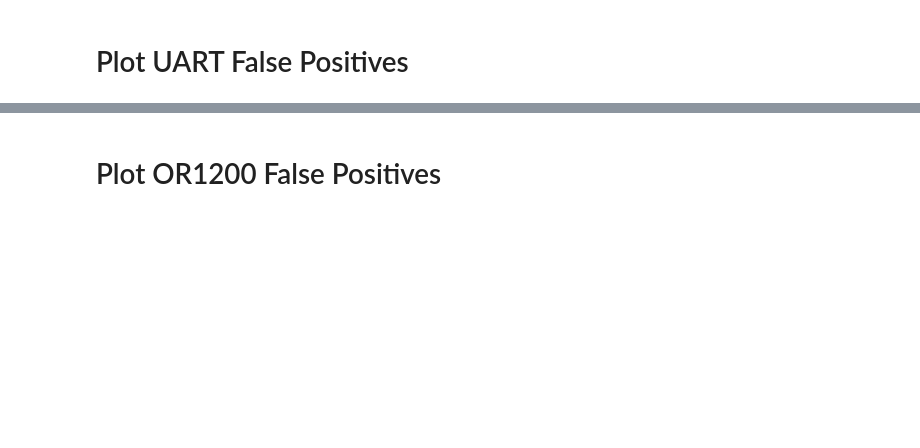
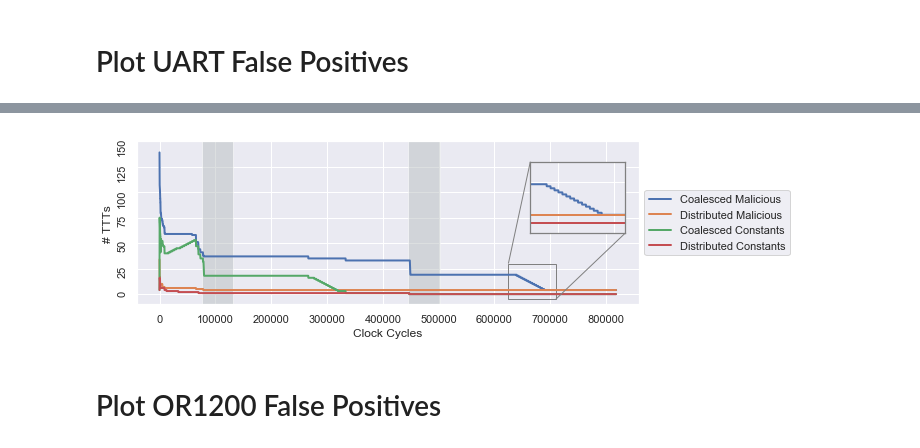
Before and after one commit to timothytrippel/bomberman, a Jupyter notebook: circuits/plots/exp_002_false_positives_multi_plot.ipynb, the cells around one changed output, grey strips where cells are left out. Cells and saved outputs as stored; diff of their text form; code cells hidden in the pictures; blank space fills up the shorter version.

```diff
--- a/circuits/plots/exp_002_false_positives_multi_plot.ipynb
+++ b/circuits/plots/exp_002_false_positives_multi_plot.ipynb
@@ -324,2 +232,49 @@ if UART_SAVE_AS_PDF:
+# %%
+# Define Design Characteristics
+uart_clk_period = 10
+uart_epochs     = [0, 786150, 1349660, 4482460, 5046260, 8179060]
+uart_epochs     = map(lambda x: x - 30000, uart_epochs)
+uart_ylim       = 150
+
+# Load Data
+uart_tjfree_df = load_data_df_wf(tjfree_uart_data_dir, uart_clk_period)
+uart_mal_df    = load_data_df_wf(mal_uart_data_dir, uart_clk_period)
+
+# Create Main Plot
+ax = plot_ttt_timeseries(uart_clk_period, \
+                         uart_epochs, \
+                         uart_ylim, \
+                         uart_tjfree_df, \
+                         uart_mal_df)
+
+# Create 2x zoom-in inset
+axins = zoomed_inset_axes(ax, 2, loc=1, bbox_to_anchor=(575, 175))
+sns.lineplot(x="Time", y="Total Malicious Coalesced TTTs",   data=uart_mal_df, ax=axins, linewidth=LINE_WIDTH)
+sns.lineplot(x="Time", y="Total Malicious Distributed TTTs", data=uart_mal_df, ax=axins, linewidth=LINE_WIDTH)
+sns.lineplot(x="Time", y="Coalesced Constants",              data=uart_mal_df, ax=axins, linewidth=LINE_WIDTH)
+sns.lineplot(x="Time", y="Distributed Constants",            data=uart_mal_df, ax=axins, linewidth=LINE_WIDTH)
+
+# Format Inset Plot
+x1, x2, y1, y2 = float(6250000) / float(uart_clk_period) , float(7100000) / float(uart_clk_period), -5, 30
+axins.set_xlim(x1, x2)
+axins.set_ylim(y1, y2)
+axins.set_frame_on(True)
+axins.set_xlabel('')
+axins.set_ylabel('')
+plt.xticks(visible=False)
+plt.yticks(visible=False)
+mark_inset(ax, axins, loc1=4, loc2=2, fc="none", ec="0.5")
+plt.setp(axins.spines.values(), color='0.5')
+plt.setp([axins.get_xticklines(), axins.get_yticklines()], color='0.5')
+
+# Create Legend
+legend_labels = ['Coalesced Malicious','Distributed Malicious','Coalesced Constants','Distributed Constants']
+ax.legend(legend_labels, loc='center left', bbox_to_anchor=(1, 0.5))
+
+# Save as PDF
+if UART_SAVE_AS_PDF:
+    plt.savefig(UART_PDF_FILENAME, format='pdf', bbox_inches='tight', transparent=False)
+# %% [output]
+[figure, added]
 # %% [markdown]
 # Plot OR1200 False Positives
```
Also changed, not shown: parts of 6 cells of this notebook, 2 other files.
